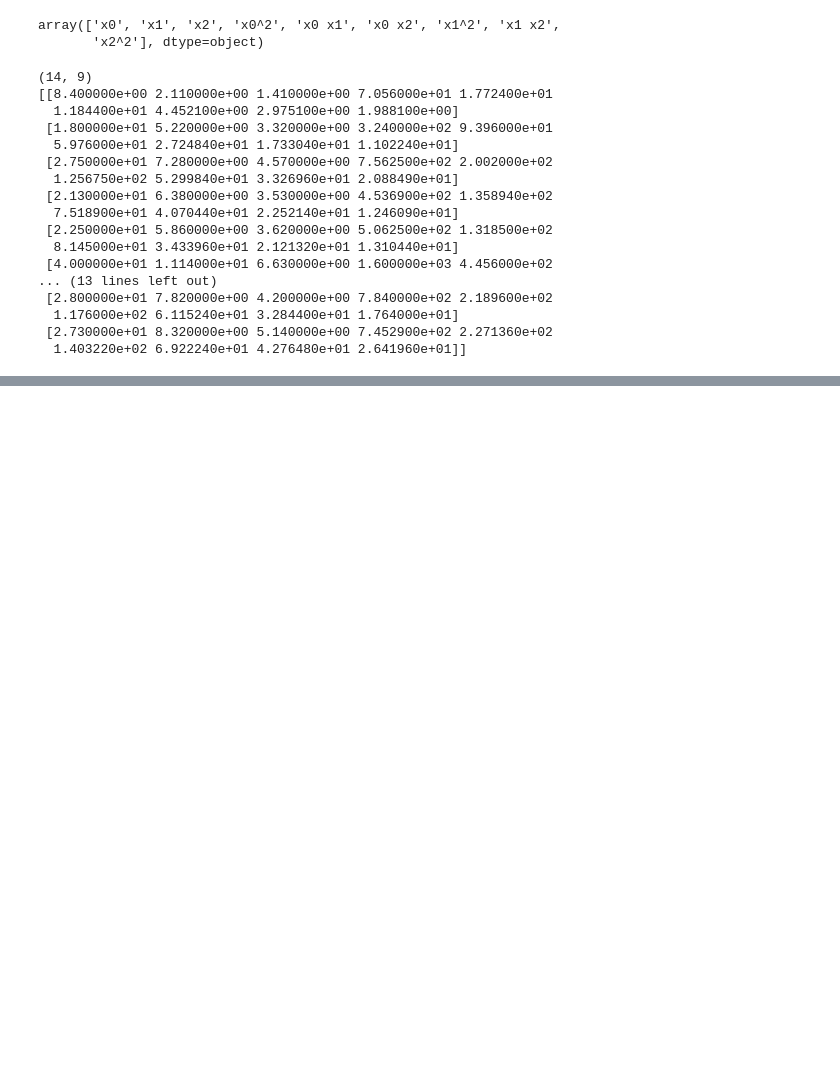
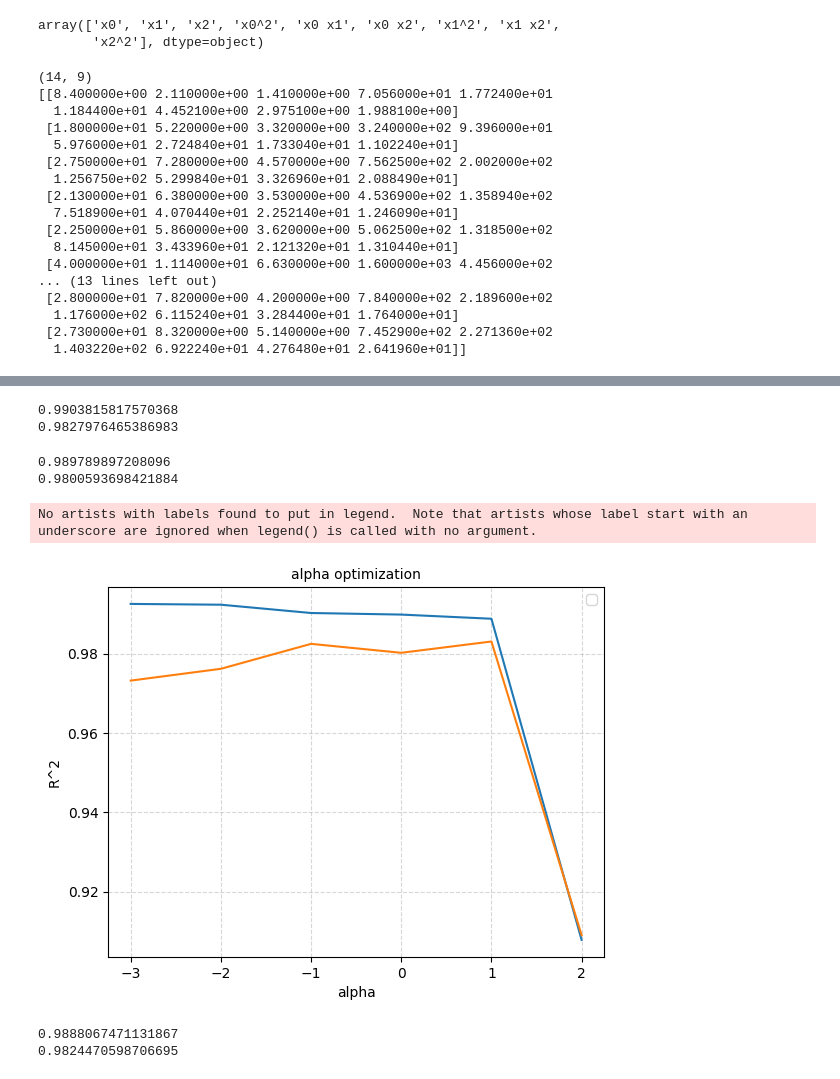
Before and after one commit to kwakjm/ML, a Jupyter notebook: 3_3_feature_engineering.ipynb, the cells around one changed output, grey strips where cells are left out. Cells and saved outputs as stored; diff of their text form; code cells hidden in the pictures; blank space fills up the shorter version.

```diff
--- a/3_3_feature_engineering.ipynb
+++ b/3_3_feature_engineering.ipynb
@@ -112,0 +228,63 @@ print(test_poly)
+# %%
+ridge = Ridge(alpha=0.1)
+ridge.fit(train_scaled, train_target)
+print(ridge.score(train_scaled, train_target))
+print(ridge.score(test_scaled, test_target))
+# %% [output]
+0.9903815817570368
+0.9827976465386983
+# %%
+from sklearn.linear_model import Lasso
+lasso = Lasso()
+lasso.fit(train_scaled, train_target)
+print(lasso.score(train_scaled, train_target))
+print(lasso.score(test_scaled, test_target))
+# %% [output]
+0.989789897208096
+0.9800593698421884
+# %%
+train_score= []
+test_score = []
+alpha_list = [0.001, 0.01, 0.1, 1, 10, 100]
+for alpha in alpha_list:
+    lasso = Lasso(alpha=alpha, max_iter =10000)
+    lasso.fit(train_scaled, train_target)
+
+    train_score.append(lasso.score(train_scaled,train_target))
+    test_score.append(lasso.score(test_scaled,test_target))
+
+fig, ax = plt.subplots()
+ax.plot(np.log10(alpha_list), train_score)
+ax.plot(np.log10(alpha_list), test_score)
+
+
+# 축 레이블 설정
+ax.set_xlabel('alpha')
+ax.set_ylabel('R^2')
+
+# 제목 설정
+ax.set_title('alpha optimization', fontsize=10)
+
+# 그리드 표시
+ax.grid(True, linestyle='--', alpha=0.5)
+
+
+# 주석 추가
+ax.annotate('local max', xy=(0, 0), xytext=(100, 800), arrowprops=dict(facecolor='black', shrink=0.05))
+
+# 범례 표시
+ax.legend()
+
+# 그래프 출력
+plt.show()
+# %% [output]
+No artists with labels found to put in legend.  Note that artists whose label start with an underscore are ignored when legend() is called with no argument.
+[figure, added]
+# %%
+lasso = Lasso(alpha=10)
+lasso.fit(train_scaled, train_target)
+print(lasso.score(train_scaled, train_target))
+print(lasso.score(test_scaled, test_target))
+# %% [output]
+0.9888067471131867
+0.9824470598706695
```
Also changed, not shown: parts of 7 cells of this notebook, 5 other files.
